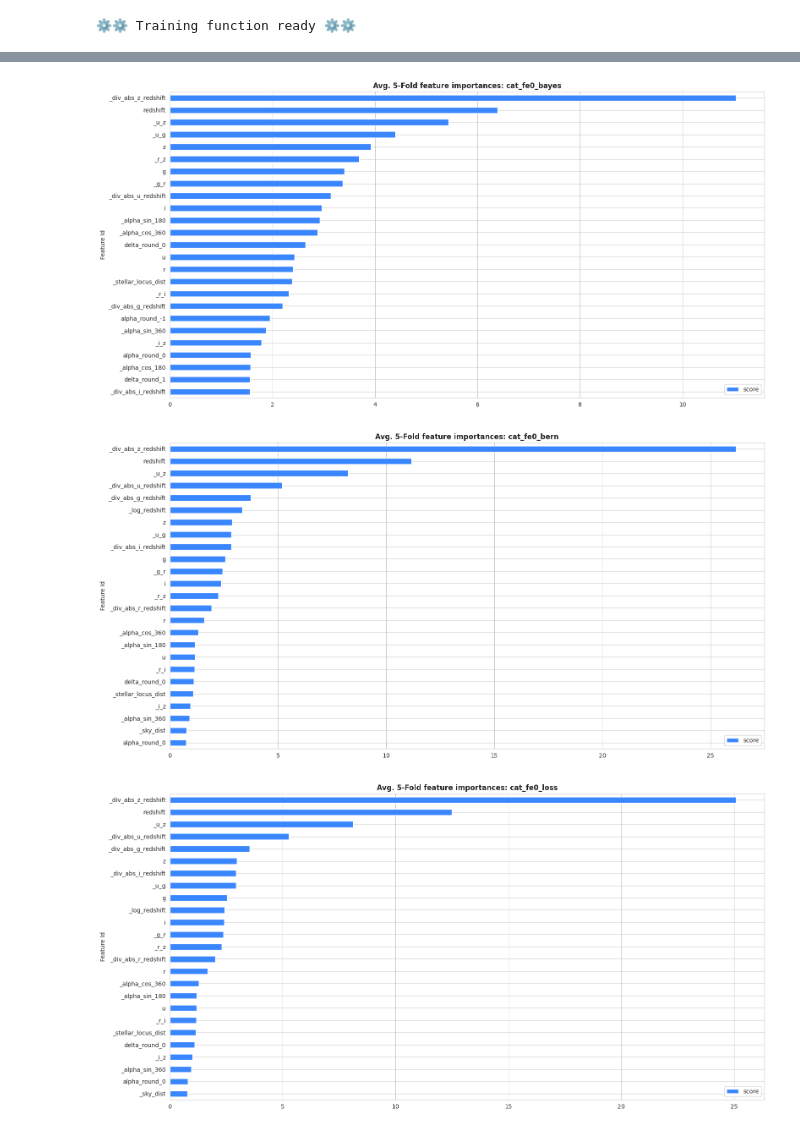
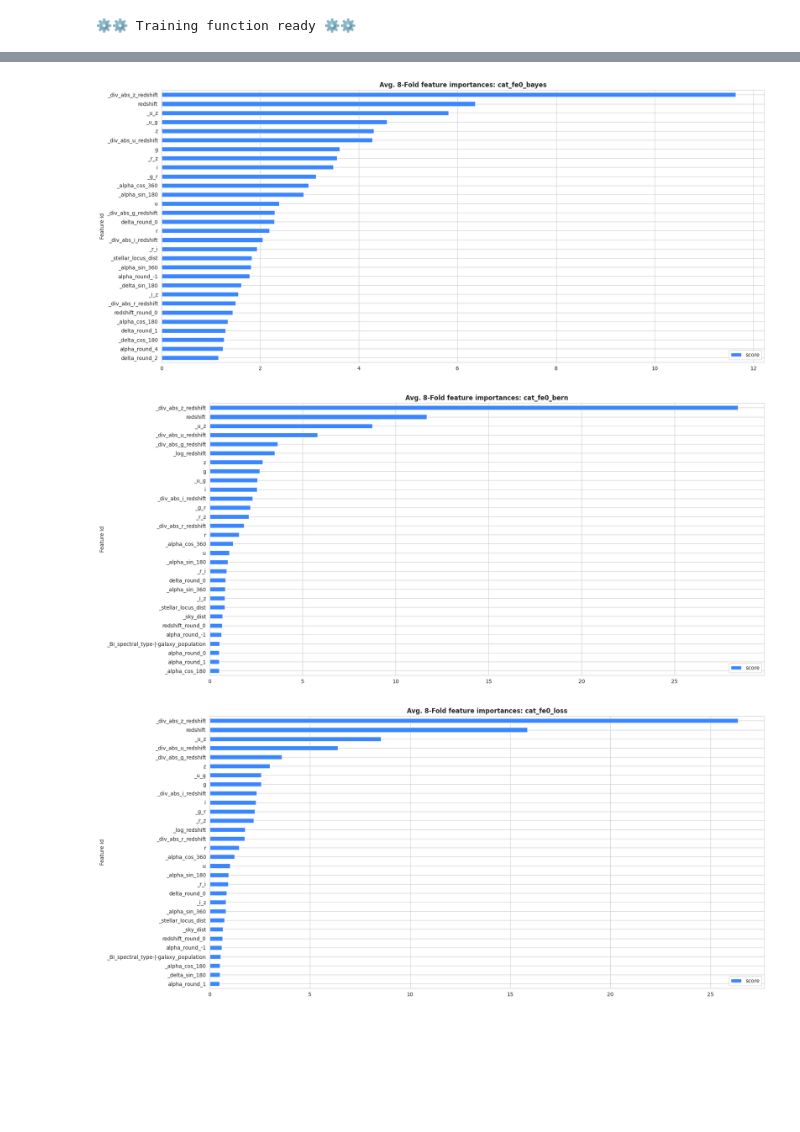
Before and after one commit to coded-sly/ps6e6-Stellar-Class, a Jupyter notebook: ps6e6-cat-calibrated-stellar.ipynb, the cells around one changed output, grey strips where cells are left out. Cells and saved outputs as stored; diff of their text form; code cells hidden in the pictures; blank space fills up the shorter version.

```diff
--- a/ps6e6-cat-calibrated-stellar.ipynb
+++ b/ps6e6-cat-calibrated-stellar.ipynb
@@ -1180,5 +1137,5 @@ rm: cannot remove '/kaggle/working/': Device or resource busy
 # %%
-version_name = 'cat_fe0_'
+VERS = 'cat_fe0_'
 all_model_predictions = {}
 
 ALL_CATS = CATS + INTER + ROUNDS
@@ -1188,8 +1145,8 @@ SEED_3 = 1234
 SEED_4 = 24611
 SEED_5 = 0
 
-CFG['FOLDS'] = 5
-kf = StratifiedKFold(n_splits=CFG['FOLDS'], shuffle=True, random_state=CFG['SEED'])
+CFG['FOLDS'] = 8
+skf = StratifiedKFold(n_splits=CFG['FOLDS'], shuffle=True, random_state=CFG['SEED'])
 
-kf
+skf
 # %% [output]
@@ -1343,2 +1308,13 @@ StratifiedKFold(n_splits=5, random_state=42, shuffle=True)
 #     print()
+# %%
+FUNCTION   = "MultiClass"
+METRIC     = "MultiClass"
+
+ITERATIONS = 20_000
+LR         = 0.05
+DEPTH      = 6
+L2_REG     = 1.5
+
+EARLY_STOP = 200
+VERBOSE    = 1000
 # %%
@@ -1653,37 +1624,45 @@ plt.show()
 # %%
 all_feat_importances = {}
 all_val_data = {}
 
 for i, (k, v) in enumerate(all_model_predictions.items()):
     for x, y in v.items():
-        if x == 'importances':
+        if x == "importances":
             all_feat_importances[k] = y # np.mean(value, axis=0)
-        elif x == 'val_data':
+        elif x == "val_data":
             all_val_data[k] = y # -> [0] select X_valid, [1] select y_valid
 
 all_df_ = []
-top_n = 25
+top_n = 30
 
 for i, (k, df) in enumerate(all_feat_importances.items()):
-    df_merge = df[0].merge(df[1], how='left', on='Feature Id', suffixes=('_0', '_1'))\
-                    .merge(df[2], how='left', on='Feature Id', suffixes=('_2', '_3'))
+    df_merge = df[0].merge(df[1], how="left", on="Feature Id", suffixes=("_0", ""))\
+                    .merge(df[2], how="left", on="Feature Id", suffixes=("_1", ""))\
+                    .merge(df[3], how="left", on="Feature Id", suffixes=("_2", ""))\
+                    .merge(df[4], how="left", on="Feature Id", suffixes=("_3", "_4"))
 
-    df_final = pd.concat([df[0]['Feature Id'], df_merge.drop(columns=['Feature Id'])\
+    # display(df_merge.head())
+    ## -------------------------------------------------------------------------------
+    # df_merge["avg_score"] = df_merge.iloc[:, 1:].mean(axis=1)
+    # df_merge.sort_values(by="avg_score").iloc[:, :top_n].plot.barh(y="avg_score", x="Feature Id", figsize=(18, 8))
+    # plt.tight_layout()
+    # plt.show()
+    # print()
+    ## -------------------------------------------------------------------------------
+    df_final = pd.concat([df[0]["Feature Id"], df_merge.drop(columns=["Feature Id"])\
                                                        .mean(axis=1)], axis=1)\
-                                                       .rename(columns={0: 'score'})\
-                                                       .sort_values(by='score')
+                                                       .rename(columns={0: "score"})\
+                                                       .sort_values(by="score")
 
-    ax = df_final.tail(top_n).plot.barh(y='score', x='Feature Id', figsize=(16, 8))
-    ax.set_title(f"Avg. {CFG['FOLDS']}-Fold feature importances: {k}", fontweight='semibold')
-
+    ax = df_final.tail(top_n).plot.barh(y="score", x="Feature Id", figsize=(18, 8))
+    ax.set_title(f"Avg. {CFG['FOLDS']}-Fold feature importances: {k}", fontweight="semibold")
     plt.tight_layout()
     plt.show()
-
     print()
 # %% [output]
-[figure, old version]
+[figure, new version]
-[figure, old version]
+[figure, new version]
-[figure, old version]
+[figure, new version]
 # %%
 # !rm -r /kaggle/working
 # %%
```
Also changed, not shown: parts of 26 cells of this notebook.
